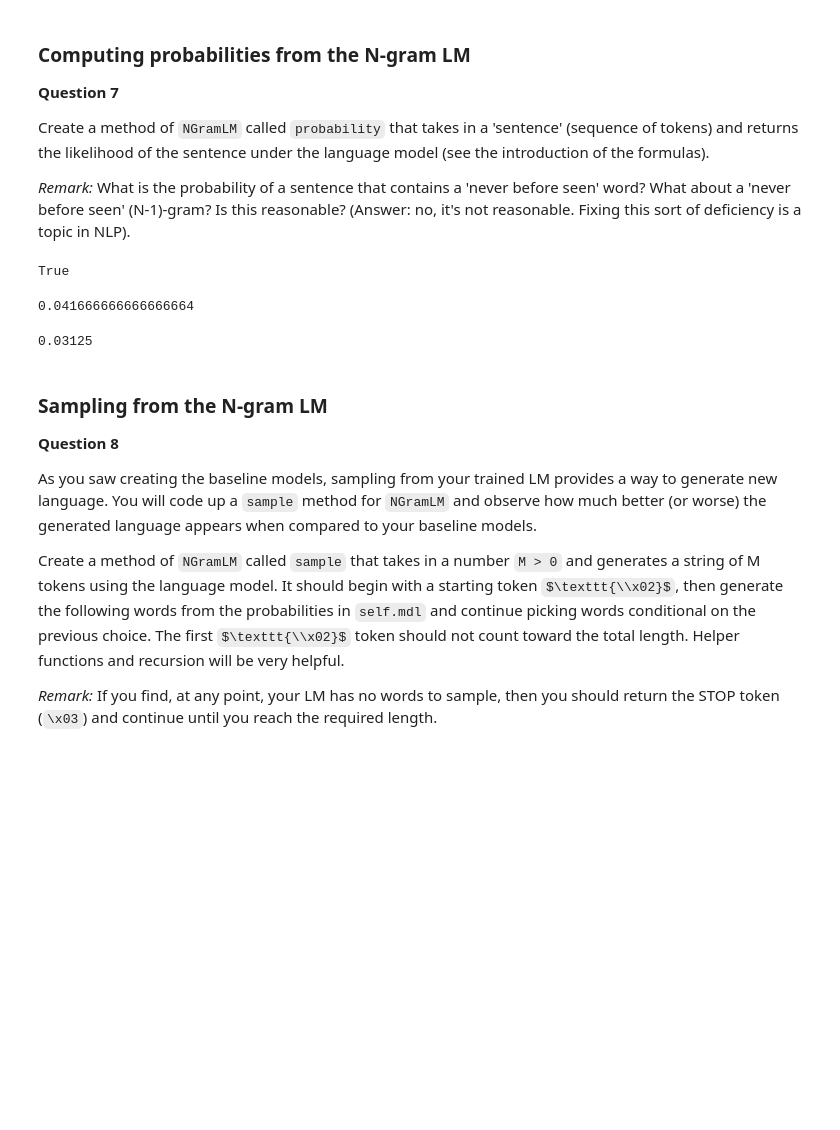
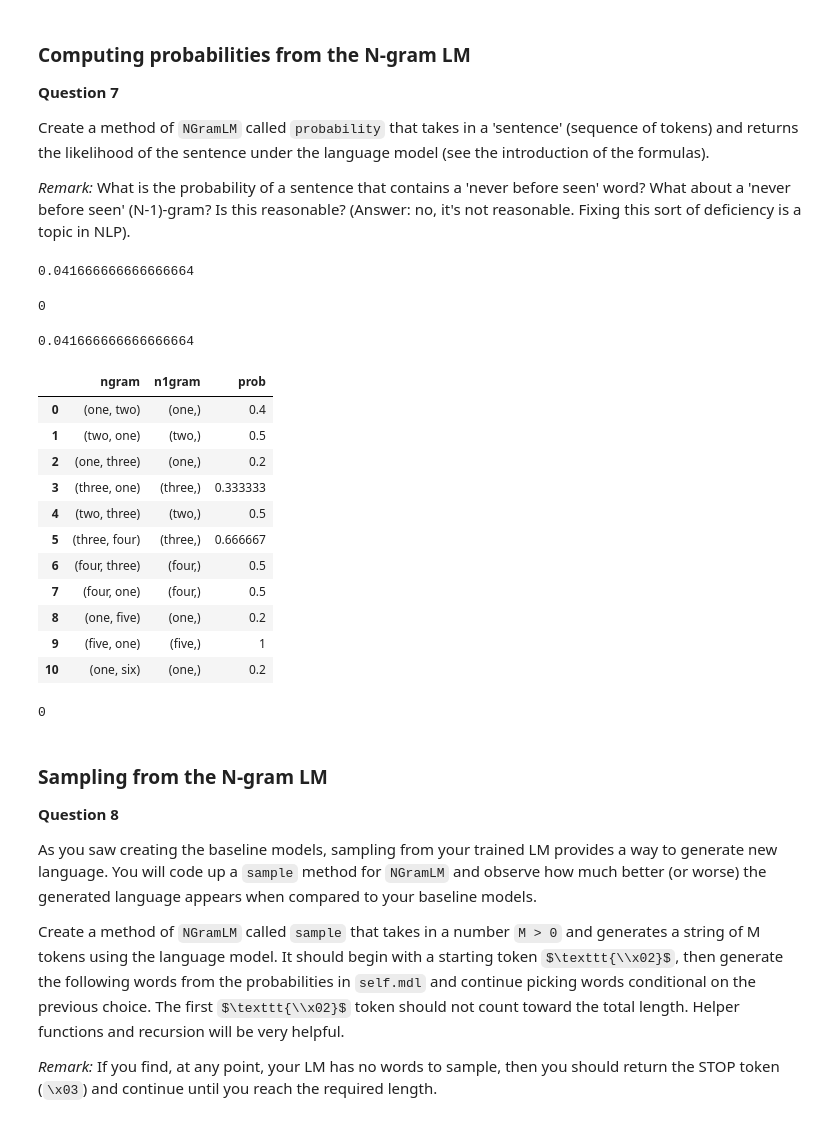
Before and after one commit to AECassAWei/dsc80-wi20, a Jupyter notebook: projects/project04/project04.ipynb, the cells around one changed output. Saved outputs shown, nothing was run; the diff lists cells and outputs as text; code cells hidden in the pictures; some formulas as TeX source; blank space fills up the shorter version.

```diff
--- a/projects/project04/project04.ipynb
+++ b/projects/project04/project04.ipynb
@@ -703,9 +727,11 @@ class NGramLM(object):
         >>> bigrams.probability('one two five'.split()) == 0
         True
         """
+        if len(words) == 0:
+            return 0
+
         prob = 1
         model = self.mdl
-
         words_ngram = NGramLM(self.N, []).create_ngrams(words) # Create NGram model for words
         for ngram in words_ngram:
             # Never seen before ngram or n-1gram
@@ -795,7 +821,6 @@ class NGramLM(object):
             tokens.append(ran) # Append
 
         for _ in range(M - len(tokens)): # Fill the gap of missing due to '\x03'
-            print(1)
             tokens.append('\x03')
         # tokens.append(('\x03 ' * (M - len(tokens))).split())
         # Transform the tokens to strings
@@ -893,9 +920,14 @@ bigrams = NGramLM(2, tokens)
 p = bigrams.probability('two one three'.split())
 np.isclose(p, (1/4)*(1/2)*(1/3))
 bigrams.probability('one two five'.split()) == 0
-# p
+# p == (proj.NGramLM(2, tokens).probability('two one three'.split()))
+p
 # %% [output]
-True
+0.041666666666666664
+# %%
+bigrams.probability(' '.split())
+# %% [output]
+0
 # %%
 tokens = tuple('\x02 To be or not be \x03'.split())
 trigrams = NGramLM(3, tokens)
@@ -903,11 +935,24 @@ bigrams.probability('two one three'.split())
 # %% [output]
 0.041666666666666664
 # %%
-tokens = tuple('one two one three one two three four five three four five one five one \x03'.split())
-trigrams = NGramLM(4, tokens)
-trigrams.probability('one two three four five one'.split())
+tokens = tuple('one two one three one two three four three four one five one six'.split())
+trigrams = NGramLM(2, tokens)
+display(trigrams.mdl)
+trigrams.probability('one two three 4 one'.split())
 # %% [output]
+|  | ngram | n1gram | prob |
+| 0 | (one, two) | (one,) | 0.4 |
+| 1 | (two, one) | (two,) | 0.5 |
+| 2 | (one, three) | (one,) | 0.2 |
+| 3 | (three, one) | (three,) | 0.333333 |
+| 4 | (two, three) | (two,) | 0.5 |
+| 5 | (three, four) | (three,) | 0.666667 |
+| 6 | (four, three) | (four,) | 0.5 |
+| 7 | (four, one) | (four,) | 0.5 |
+| 8 | (one, five) | (one,) | 0.2 |
+| 9 | (five, one) | (five,) | 1 |
+| 10 | (one, six) | (one,) | 0.2 |
-0.03125
+0
 # %% [markdown]
 ### Sampling from the N-gram LM
 
```
Also changed, not shown: parts of 13 cells of this notebook, 2 other files.
